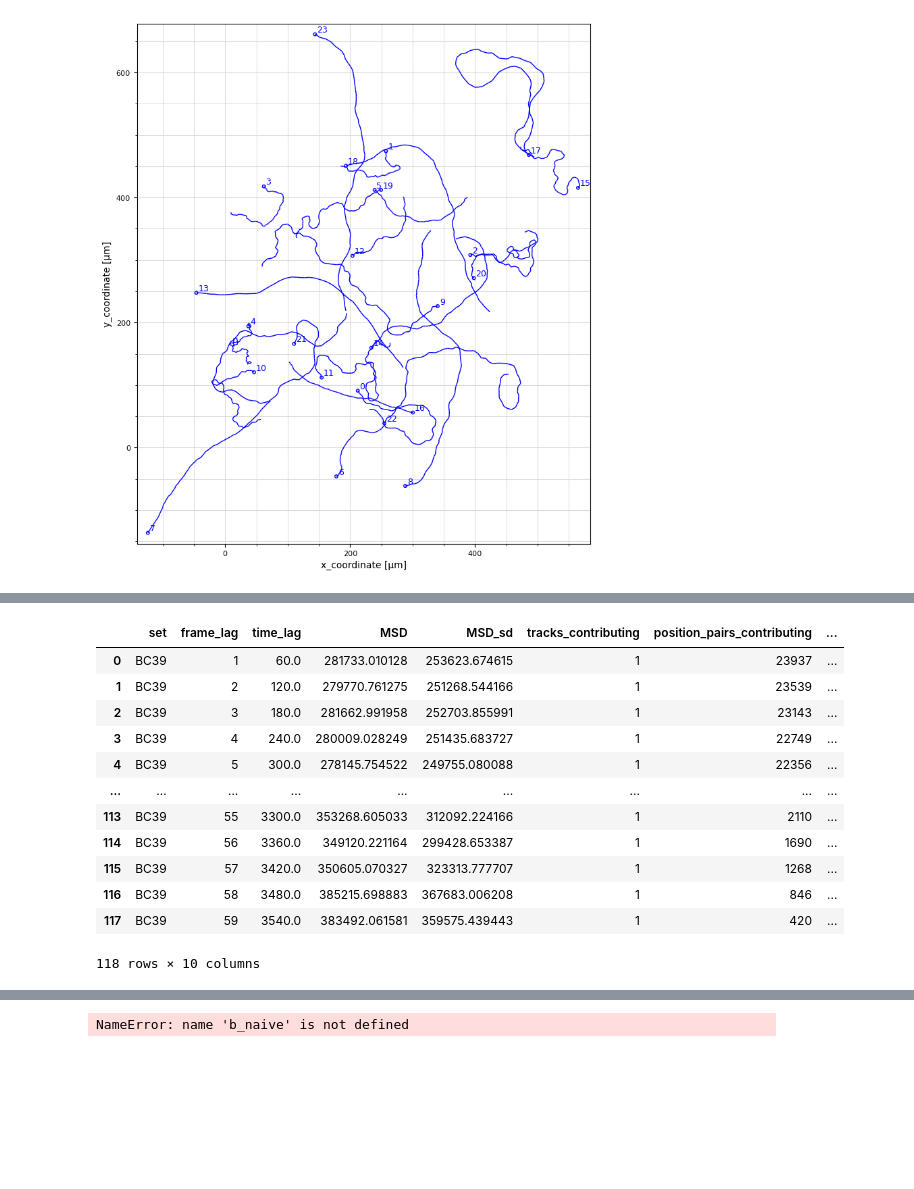
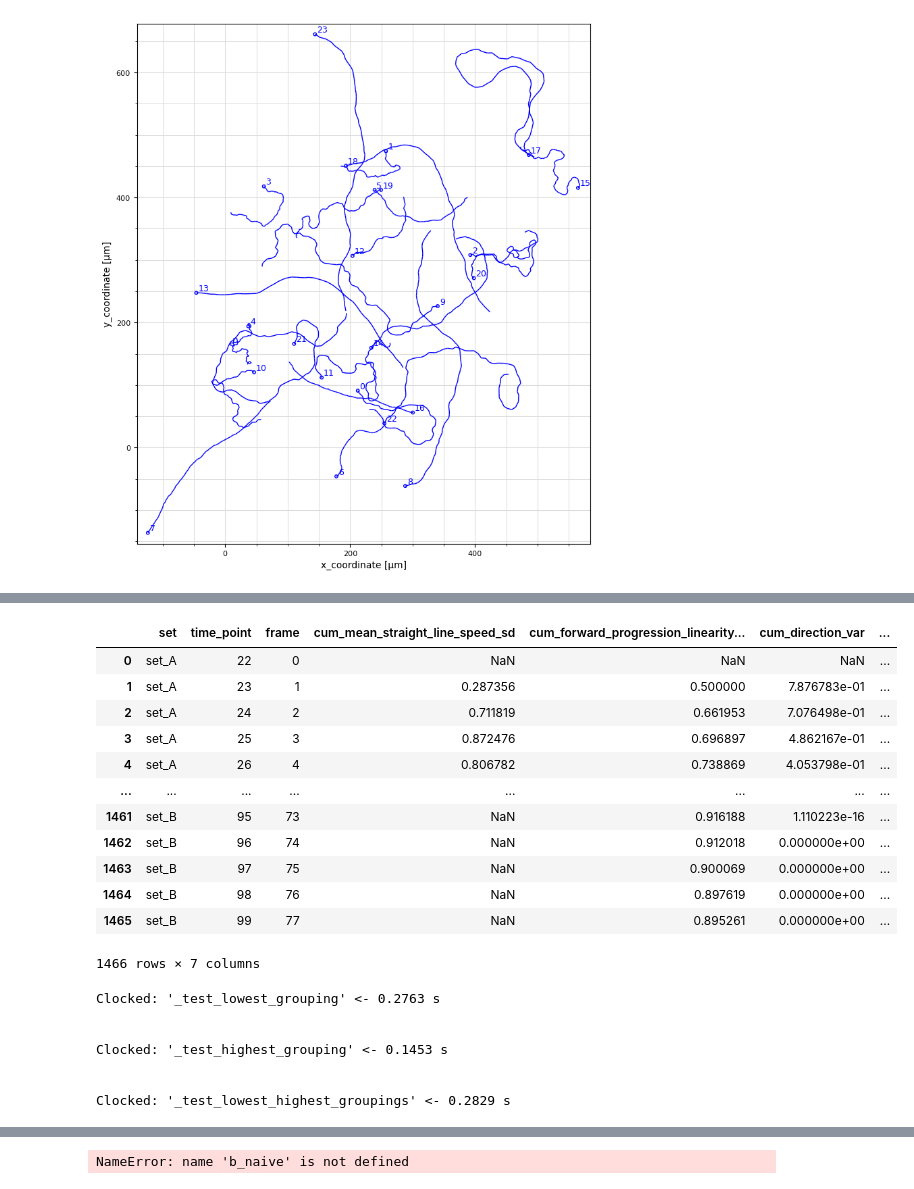
Before and after one commit to BranislavModriansky/Peregrin, a Jupyter notebook: lib/peregrin/Z_sketches/stats_computations.ipynb, the cells around one changed output, grey strips where cells are left out. Drawn from its saved outputs; the diff is of its cells as text; code cells hidden in the pictures; blank space fills up the shorter version.

```diff
--- a/lib/peregrin/Z_sketches/stats_computations.ipynb
+++ b/lib/peregrin/Z_sketches/stats_computations.ipynb
@@ -310,25 +334,67 @@ frames
+# %%
+frames_subset = stats.frames(spots, subset=['cum_mean_straight_line_speed_sd', 'cum_forward_progression_linearity_mean', 'cum_direction_var'])
+frames_subset
+# %% [output]
+|  | set | time_point | frame | cum_mean_straight_line_speed_sd | cum_forward_progression_linearity... | cum_direction_var | ... |
+| 0 | set_A | 22 | 0 | NaN | NaN | NaN | ... |
+| 1 | set_A | 23 | 1 | 0.287356 | 0.500000 | 7.876783e-01 | ... |
+| 2 | set_A | 24 | 2 | 0.711819 | 0.661953 | 7.076498e-01 | ... |
+| 3 | set_A | 25 | 3 | 0.872476 | 0.696897 | 4.862167e-01 | ... |
+| 4 | set_A | 26 | 4 | 0.806782 | 0.738869 | 4.053798e-01 | ... |
+| ... | ... | ... | ... | ... | ... | ... | ... |
+| 1461 | set_B | 95 | 73 | NaN | 0.916188 | 1.110223e-16 | ... |
+| 1462 | set_B | 96 | 74 | NaN | 0.912018 | 0.000000e+00 | ... |
+| 1463 | set_B | 97 | 75 | NaN | 0.900069 | 0.000000e+00 | ... |
+| 1464 | set_B | 98 | 76 | NaN | 0.897619 | 0.000000e+00 | ... |
+| 1465 | set_B | 99 | 77 | NaN | 0.895261 | 0.000000e+00 | ... |
+1466 rows × 7 columns
 # %%
 importlib.reload(stats_module)
 
 stats = stats_module.stats
 
-tlags = stats.time_intervals(spots, grouping_level=['highest', 'lowest'])
+def test_tlags(categories: list[str] | None = None) -> pd.DataFrame:
+    df = craft_dummy_dataframe()
+    spots = stats.spots(df)
 
-display(tlags)
+    @clock
+    def _test_lowest_grouping():
+        return stats.time_intervals(spots, grouping_level='lowest', categories=categories)
+
+    @clock
+    def _test_highest_grouping():
+        return stats.time_intervals(spots, grouping_level='highest', categories=categories)
+
+    @clock
+    def _test_lowest_highest_groupings():
+        return stats.time_intervals(spots, grouping_level=['highest', 'lowest'], categories=categories)
+
+    frames = [_test_lowest_grouping(), _test_highest_grouping(), _test_lowest_highest_groupings()]
+
+    for frame in frames:
+
+        columns = ['frame_lag', 'time_lag', 'MSD', 'MSD_sd', 'tracks_contributing', 'position_pairs_contributing',
+                'directional_change_mean', 'directional_change_var', 'grouping_level']
+
+        if categories is not None:
+            if not isinstance(categories, list) or not all(isinstance(cat, str) for cat in categories):
+                raise ValueError("categories must be a list of strings")
+            columns += categories
+
+        for col in columns:
+            assert col in frame.columns, f"Column {col} is missing in tlags DataFrame"
+
+        return frames[-1]
+
+tlags = test_tlags()
 # %% [output]
-|  | set | frame_lag | time_lag | MSD | MSD_sd | tracks_contributing | position_pairs_contributing | ... |
-| 0 | BC39 | 1 | 60.0 | 281733.010128 | 253623.674615 | 1 | 23937 | ... |
-| 1 | BC39 | 2 | 120.0 | 279770.761275 | 251268.544166 | 1 | 23539 | ... |
-| 2 | BC39 | 3 | 180.0 | 281662.991958 | 252703.855991 | 1 | 23143 | ... |
-| 3 | BC39 | 4 | 240.0 | 280009.028249 | 251435.683727 | 1 | 22749 | ... |
-| 4 | BC39 | 5 | 300.0 | 278145.754522 | 249755.080088 | 1 | 22356 | ... |
-| ... | ... | ... | ... | ... | ... | ... | ... | ... |
-| 113 | BC39 | 55 | 3300.0 | 353268.605033 | 312092.224166 | 1 | 2110 | ... |
-| 114 | BC39 | 56 | 3360.0 | 349120.221164 | 299428.653387 | 1 | 1690 | ... |
-| 115 | BC39 | 57 | 3420.0 | 350605.070327 | 323313.777707 | 1 | 1268 | ... |
-| 116 | BC39 | 58 | 3480.0 | 385215.698883 | 367683.006208 | 1 | 846 | ... |
-| 117 | BC39 | 59 | 3540.0 | 383492.061581 | 359575.439443 | 1 | 420 | ... |
-118 rows × 10 columns
+Clocked: '_test_lowest_grouping' <- 0.2763 s
+
+
+Clocked: '_test_highest_grouping' <- 0.1453 s
+
+
+Clocked: '_test_lowest_highest_groupings' <- 0.2829 s
 # %%
 importlib.reload(load_module)
 
```
Also changed, not shown: parts of 2 cells of this notebook, 1 other file.
